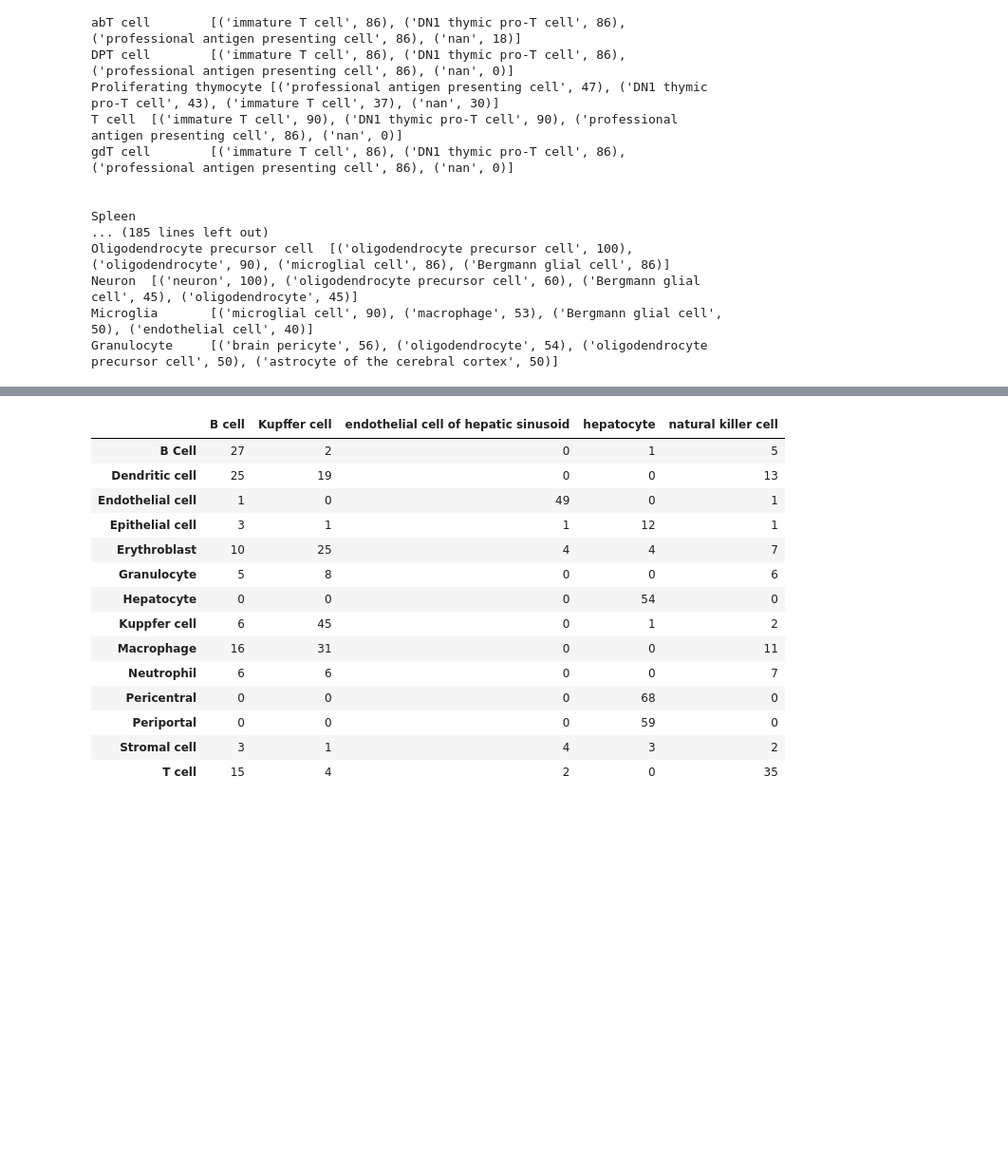
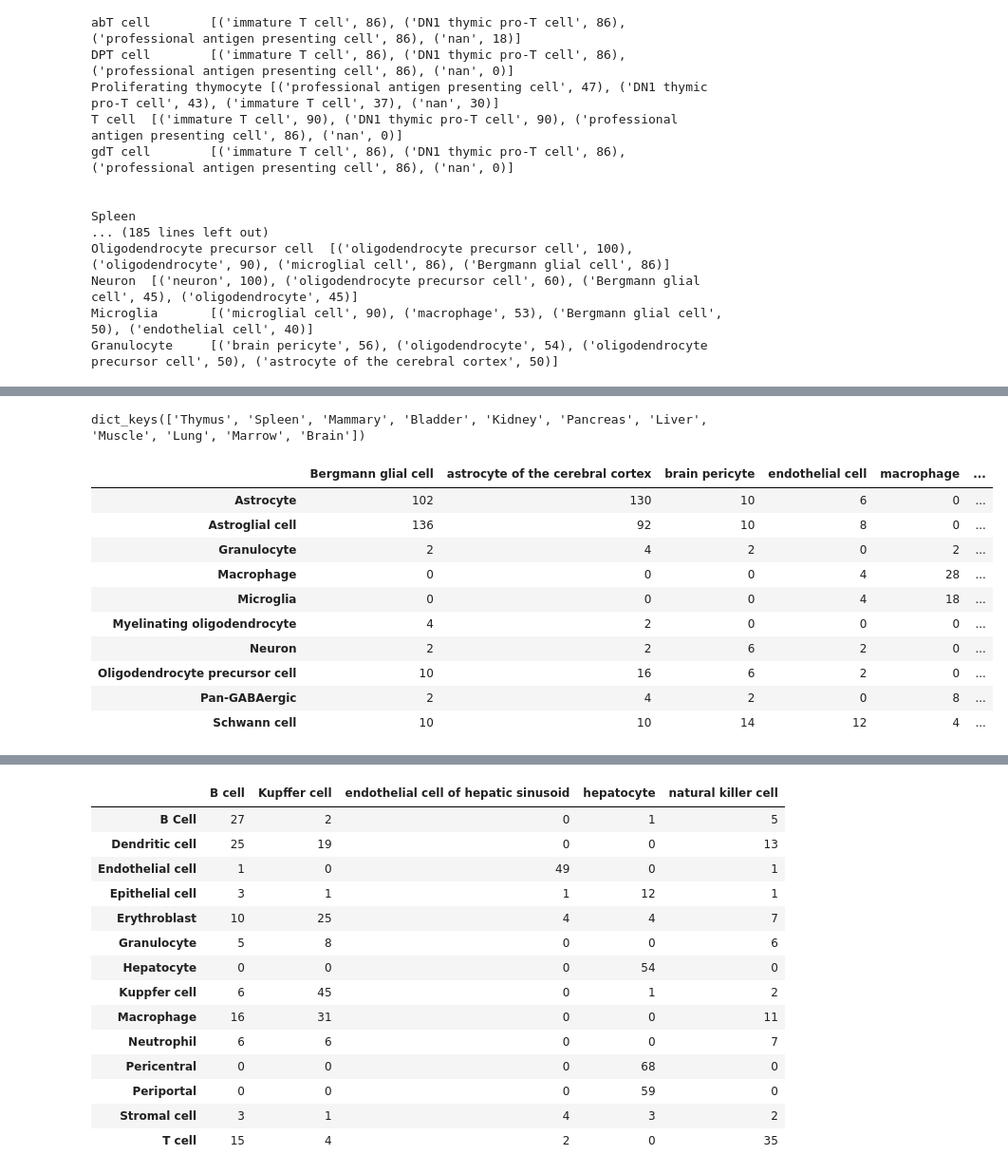
Before and after one commit to theislab/scib, a Jupyter notebook: notebooks/data_preprocessing/mouse_atlases.ipynb, the cells around one changed output, grey strips where cells are left out. Shown at 95% size. Saved outputs shown, nothing was run; the diff lists cells and outputs as text; code cells hidden in the pictures; blank space fills up the shorter version.

```diff
--- a/notebooks/data_preprocessing/mouse_atlases.ipynb
+++ b/notebooks/data_preprocessing/mouse_atlases.ipynb
@@ -263,8 +241,4 @@ Neuron  [('neuron', 100), ('oligodendrocyte precursor cell', 60), ('Bergmann gli
 Microglia       [('microglial cell', 90), ('macrophage', 53), ('Bergmann glial cell', 50), ('endothelial cell', 40)]
 Granulocyte     [('brain pericyte', 56), ('oligodendrocyte', 54), ('oligodendrocyte precursor cell', 50), ('astrocyte of the cerebral cortex', 50)]
 # %%
-split = scIB.utils.splitBatches(liver_norm, 'study')
+split = scIB.utils.splitBatches(adata, 'tissue')
-# %%
-for i in split:
-    sc.tl.rank_genes_groups(i, groupby='cell_type', key_added='rank_genes')
-    markers=pd.DataFrame.from_records(split[0].uns['rank_genes']['names'])
@@ -288,0 +245,27 @@ Trying to set attribute `.obs` of view, making a copy.
+# %%
+def markerIntersect(adata):
+    ret = {}
+    for n in adata.obs.tissue.unique():
+        print(n)
+        tmp = adata[adata.obs.tissue==n]
+        split = scIB.utils.splitBatches(tmp, 'study')
+        markers = []
+        for i in split:
+            print(i.obs.study.unique())
+            sc.pp.filter_genes(i, min_counts=.5)
+            sc.tl.rank_genes_groups(i, groupby='cell_type', key_added='rank_genes')
+            markers.append(pd.DataFrame.from_records(i.uns['rank_genes']['names']))
+        if len(split)!= 3:
+            markers.append(markers[1])
+        out1 = pd.DataFrame(columns=markers[0].columns)
+        out2 = pd.DataFrame(columns=markers[0].columns)
+        for i in markers[0]:
+            a = set(markers[0][i])
+            for j in markers[1]:
+                b = set(markers[1][j])
+                out1.loc[j,i]=len(a.intersection(b))
+            for j in markers[2]:
+                b = set(markers[2][j])
+                out2.loc[j,i]=len(a.intersection(b))
+        ret[n]=out1.add(out2).fillna(out1*2).fillna(out2*2).astype(int)
+    return ret
@@ -288,0 +276,2 @@ Trying to set attribute `.obs` of view, making a copy.
+# %%
+intersect = markerIntersect(adata)
@@ -288,0 +327,18 @@ Trying to set attribute `.obs` of view, making a copy.
+# %%
+intersect.keys()
+# %% [output]
+dict_keys(['Thymus', 'Spleen', 'Mammary', 'Bladder', 'Kidney', 'Pancreas', 'Liver', 'Muscle', 'Lung', 'Marrow', 'Brain'])
+# %%
+intersect['Brain'].T
+# %% [output]
+|  | Bergmann glial cell | astrocyte of the cerebral cortex | brain pericyte | endothelial cell | macrophage | ... |
+| Astrocyte | 102 | 130 | 10 | 6 | 0 | ... |
+| Astroglial cell | 136 | 92 | 10 | 8 | 0 | ... |
+| Granulocyte | 2 | 4 | 2 | 0 | 2 | ... |
+| Macrophage | 0 | 0 | 0 | 4 | 28 | ... |
+| Microglia | 0 | 0 | 0 | 4 | 18 | ... |
+| Myelinating oligodendrocyte | 4 | 2 | 0 | 0 | 0 | ... |
+| Neuron | 2 | 2 | 6 | 2 | 0 | ... |
+| Oligodendrocyte precursor cell | 10 | 16 | 6 | 2 | 0 | ... |
+| Pan-GABAergic | 2 | 4 | 2 | 0 | 8 | ... |
+| Schwann cell | 10 | 10 | 14 | 12 | 4 | ... |
```
Also changed, not shown: parts of 16 cells of this notebook.
